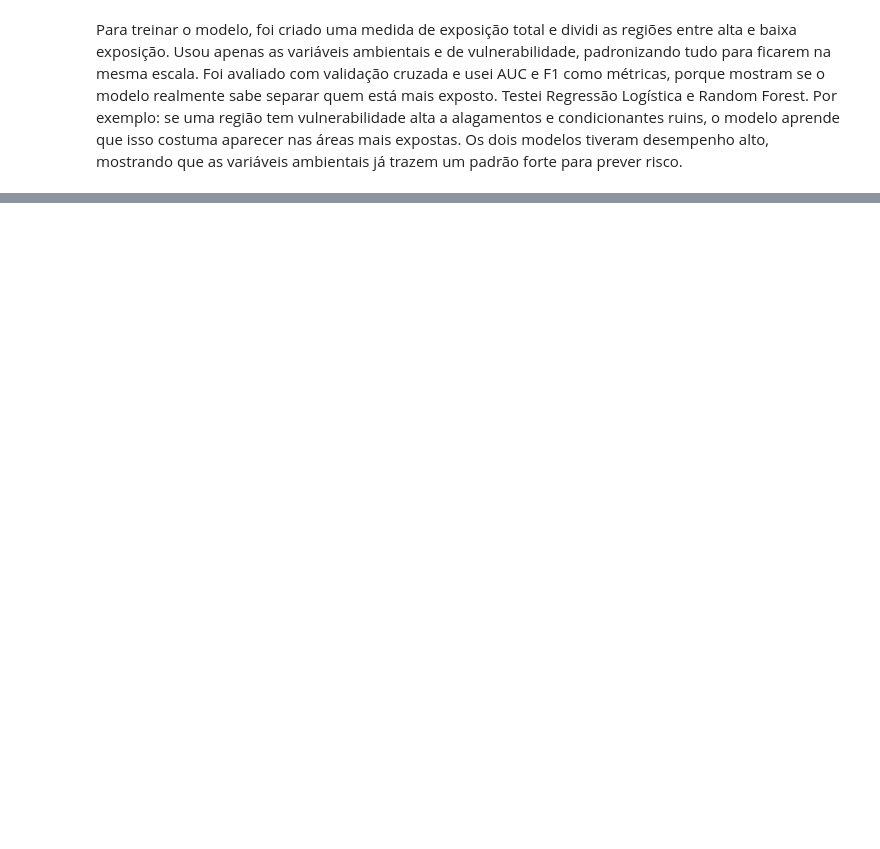
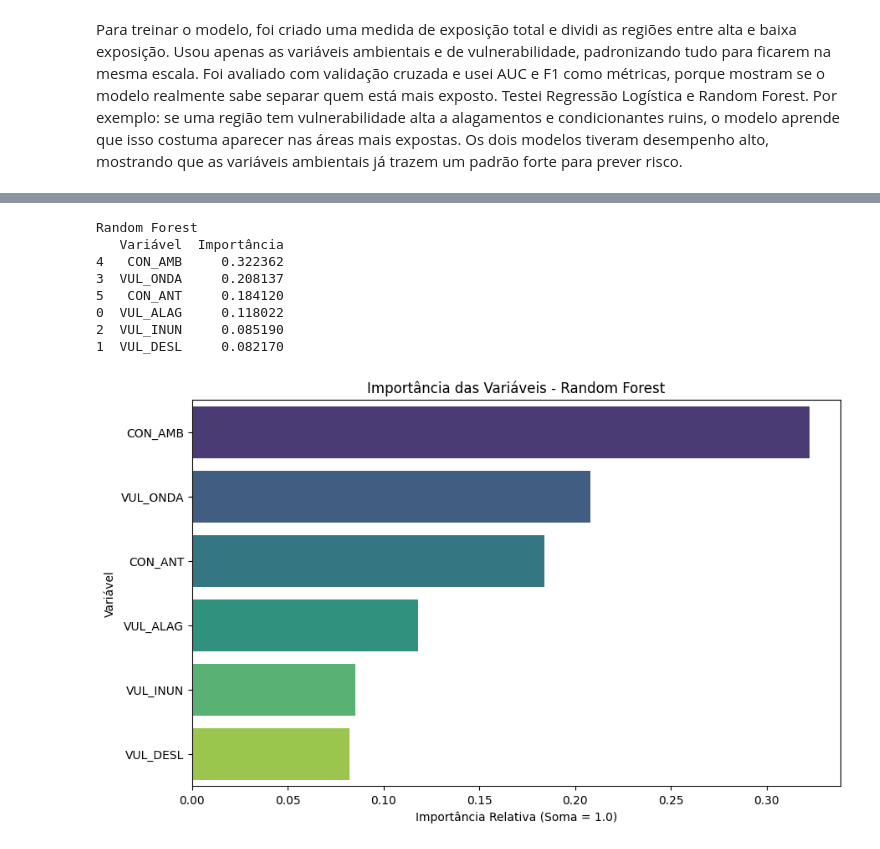
Before and after one commit to luizfgontijo/icd-project, a Jupyter notebook: analise.ipynb, the cells around one changed output, grey strips where cells are left out. Drawn from its saved outputs; the diff is of its cells as text; code cells hidden in the pictures; blank space fills up the shorter version.

```diff
--- a/analise.ipynb
+++ b/analise.ipynb
@@ -1130,0 +1170,34 @@ Para treinar o modelo, foi criado uma medida de exposição total e dividi as re
+# %%
+
+
+rf.fit(X, y)
+
+
+
+df_importancia_rf = pd.DataFrame({
+    'Variável': X.columns,
+    'Importância': rf.feature_importances_
+})
+
+df_importancia_rf = df_importancia_rf.sort_values(by='Importância', ascending=False)
+
+print("Random Forest ")
+print(df_importancia_rf)
+
+plt.figure(figsize=(10, 6))
+
+sns.barplot(data=df_importancia_rf, x='Importância', y='Variável', hue='Variável', palette='viridis', legend=False)
+
+plt.title('Importância das Variáveis - Random Forest')
+plt.xlabel('Importância Relativa (Soma = 1.0)')
+plt.show()
+# %% [output]
+Random Forest
+   Variável  Importância
+4   CON_AMB     0.322362
+3  VUL_ONDA     0.208137
+5   CON_ANT     0.184120
+0  VUL_ALAG     0.118022
+2  VUL_INUN     0.085190
+1  VUL_DESL     0.082170
+[figure, added]
```
Also changed, not shown: parts of 4 cells of this notebook.
